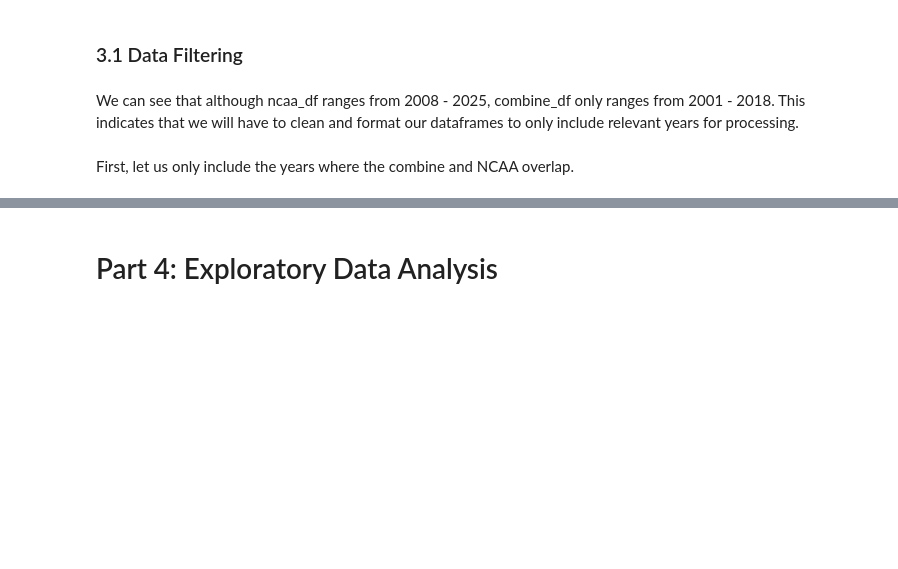
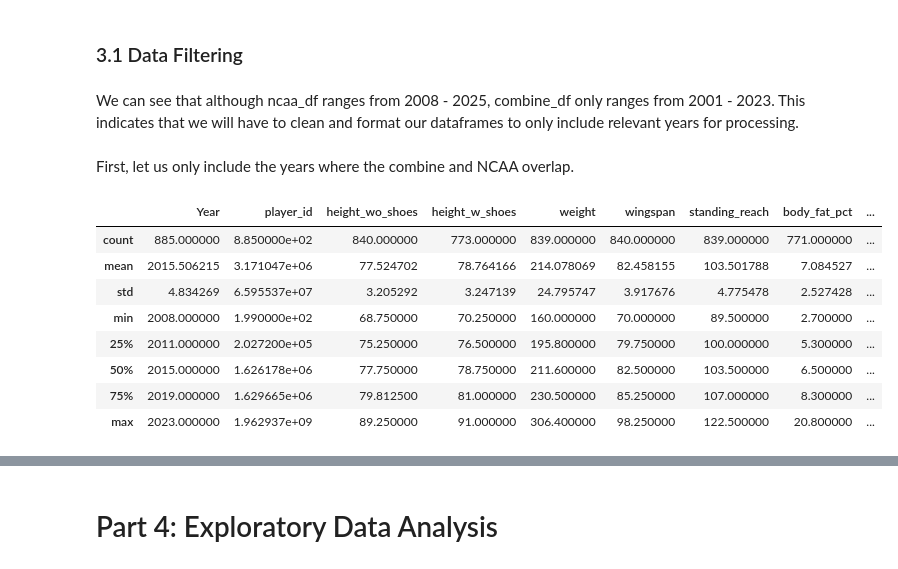
Before and after one commit to BennettHilck12/DraftEdge, a Jupyter notebook: DraftEdge.ipynb, the cells around one changed output, grey strips where cells are left out. Cells and saved outputs as stored; diff of their text form; code cells hidden in the pictures; blank space fills up the shorter version.

```diff
--- a/DraftEdge.ipynb
+++ b/DraftEdge.ipynb
@@ -199,7 +255,7 @@ ncaa_df.describe()
 # %% [markdown]
 ### 3.1 Data Filtering
 # %% [markdown]
-We can see that although ncaa_df ranges from 2008 - 2025, combine_df only ranges from 2001 - 2018. This indicates that we will have to clean and format our dataframes to only include relevant years for processing.
+We can see that although ncaa_df ranges from 2008 - 2025, combine_df only ranges from 2001 - 2023. This indicates that we will have to clean and format our dataframes to only include relevant years for processing.
 # %% [markdown]
 First, let us only include the years where the combine and NCAA overlap.
 # %%
@@ -217,3 +273,15 @@ ncaa_df = ncaa_df[
     (ncaa_df['Year'] >= combine_df['Year'].min()) &
     (ncaa_df['Year'] <= combine_df['Year'].max())
 ]
+# %%
+combine_df.describe()
+# %% [output]
+|  | Year | player_id | height_wo_shoes | height_w_shoes | weight | wingspan | standing_reach | body_fat_pct | ... |
+| count | 885.000000 | 8.850000e+02 | 840.000000 | 773.000000 | 839.000000 | 840.000000 | 839.000000 | 771.000000 | ... |
+| mean | 2015.506215 | 3.171047e+06 | 77.524702 | 78.764166 | 214.078069 | 82.458155 | 103.501788 | 7.084527 | ... |
+| std | 4.834269 | 6.595537e+07 | 3.205292 | 3.247139 | 24.795747 | 3.917676 | 4.775478 | 2.527428 | ... |
+| min | 2008.000000 | 1.990000e+02 | 68.750000 | 70.250000 | 160.000000 | 70.000000 | 89.500000 | 2.700000 | ... |
+| 25% | 2011.000000 | 2.027200e+05 | 75.250000 | 76.500000 | 195.800000 | 79.750000 | 100.000000 | 5.300000 | ... |
+| 50% | 2015.000000 | 1.626178e+06 | 77.750000 | 78.750000 | 211.600000 | 82.500000 | 103.500000 | 6.500000 | ... |
+| 75% | 2019.000000 | 1.629665e+06 | 79.812500 | 81.000000 | 230.500000 | 85.250000 | 107.000000 | 8.300000 | ... |
+| max | 2023.000000 | 1.962937e+09 | 89.250000 | 91.000000 | 306.400000 | 98.250000 | 122.500000 | 20.800000 | ... |
```
Also changed, not shown: parts of 14 cells of this notebook.
